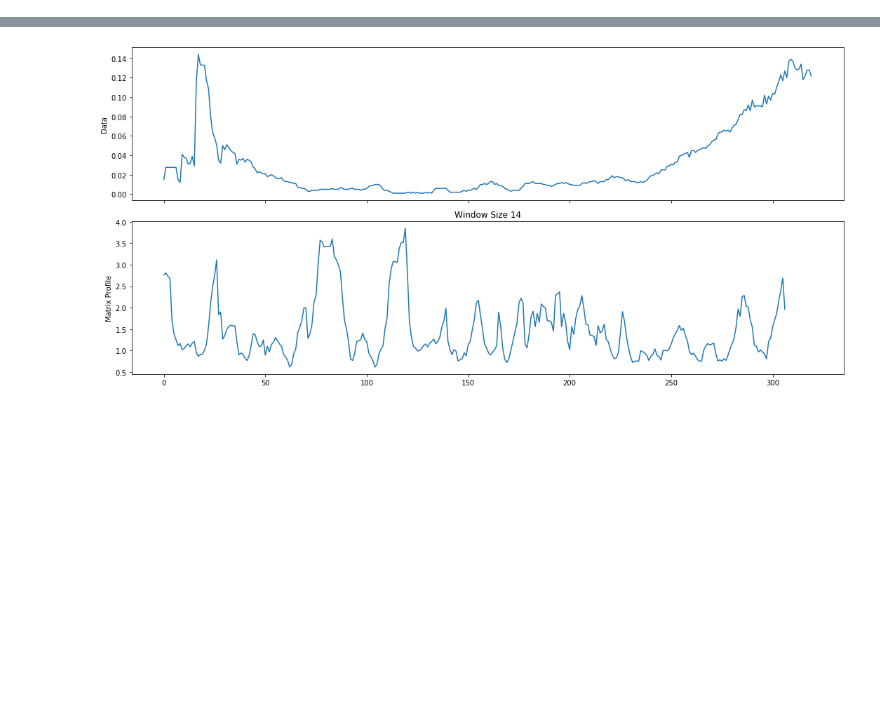
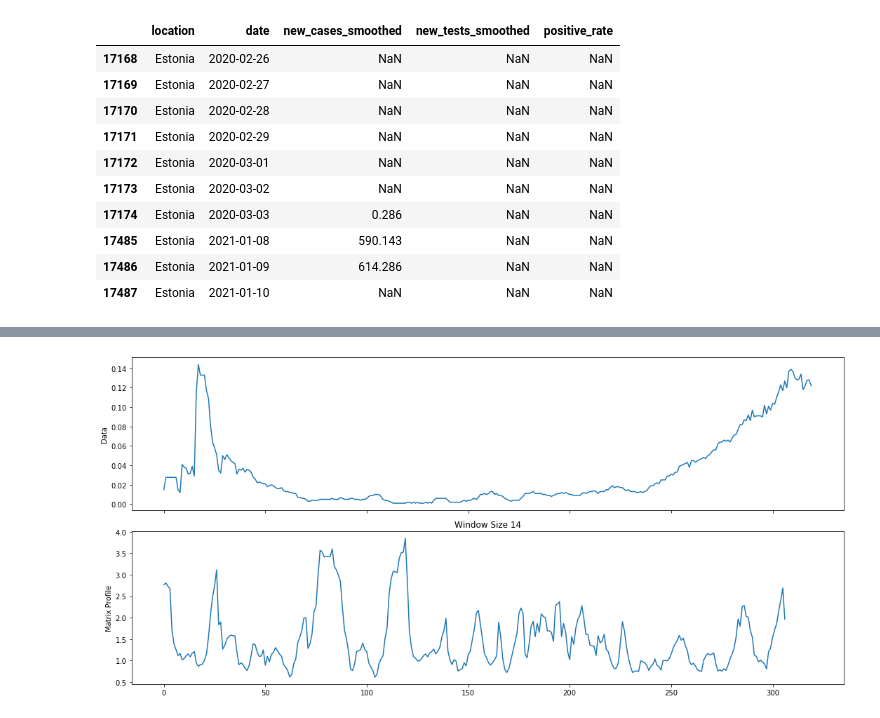
Before and after one commit to karmenkk/algo_project, a Jupyter notebook: owid_confirmed_cases_matrix_profile.ipynb, the cells around one changed output, grey strips where cells are left out. Saved outputs shown, nothing was run; the diff lists cells and outputs as text; code cells hidden in the pictures; blank space fills up the shorter version.

```diff
--- a/owid_confirmed_cases_matrix_profile.ipynb
+++ b/owid_confirmed_cases_matrix_profile.ipynb
@@ -24,3 +24,17 @@ def get_country_dfs(df, countries):
 country_dfs = get_country_dfs(df, ['Estonia', 'Finland', 'Lithuania'])
 # %%
 et_df = country_dfs[0]
+# %%
+et_df[et_df['positive_rate'].isna()]
+# %% [output]
+|  | location | date | new_cases_smoothed | new_tests_smoothed | positive_rate |
+| 17168 | Estonia | 2020-02-26 | NaN | NaN | NaN |
+| 17169 | Estonia | 2020-02-27 | NaN | NaN | NaN |
+| 17170 | Estonia | 2020-02-28 | NaN | NaN | NaN |
+| 17171 | Estonia | 2020-02-29 | NaN | NaN | NaN |
+| 17172 | Estonia | 2020-03-01 | NaN | NaN | NaN |
+| 17173 | Estonia | 2020-03-02 | NaN | NaN | NaN |
+| 17174 | Estonia | 2020-03-03 | 0.286 | NaN | NaN |
+| 17485 | Estonia | 2021-01-08 | 590.143 | NaN | NaN |
+| 17486 | Estonia | 2021-01-09 | 614.286 | NaN | NaN |
+| 17487 | Estonia | 2021-01-10 | NaN | NaN | NaN |
```
Also changed, not shown: parts of 14 cells of this notebook.
